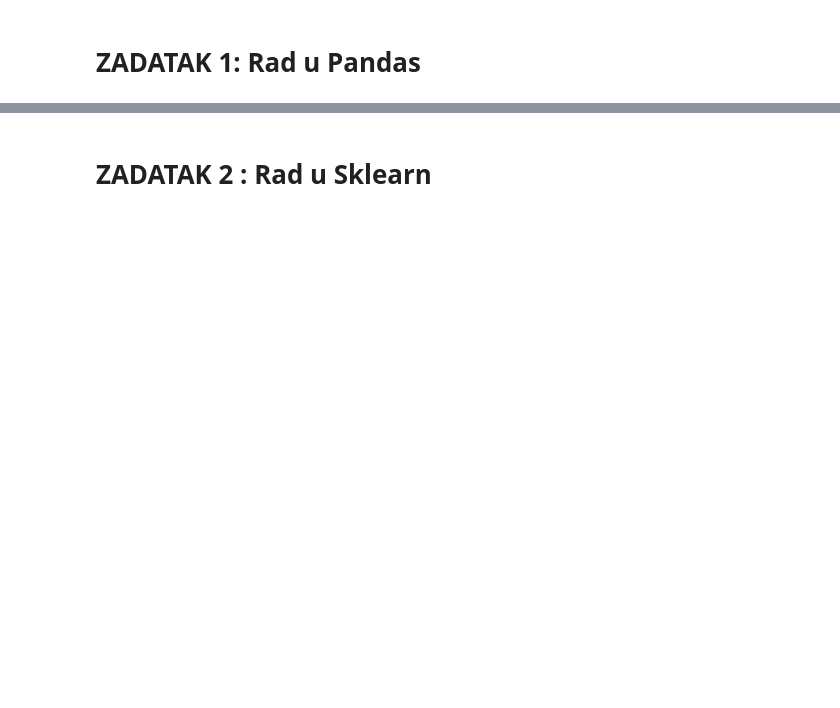
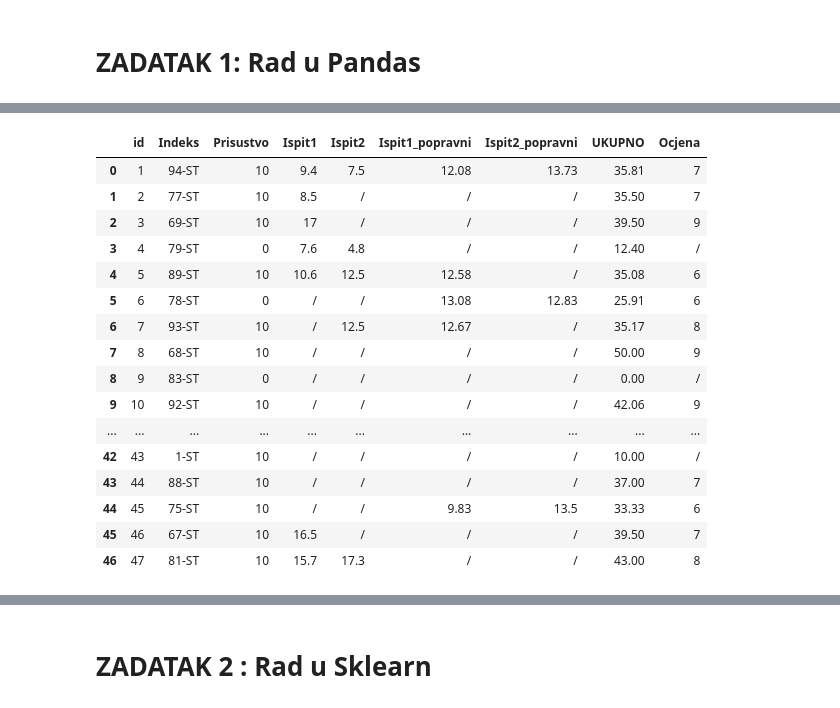
Before and after one commit to DemirHasicic/AIPortfolio, a Jupyter notebook: VI_lab2_pynb.ipynb, the cells around one changed output, grey strips where cells are left out. Drawn from its saved outputs; the diff is of its cells as text; code cells hidden in the pictures; blank space fills up the shorter version.

```diff
--- a/VI_lab2_pynb.ipynb
+++ b/VI_lab2_pynb.ipynb
@@ -10,8 +10,26 @@ MessageError: ignored
 # %%
 import pandas as pd
 import numpy as np
-data = pd.read_csv('dataset.csv')
+data = pd.read_csv('/content/drive/My Drive/Colab Notebooks/dataset.csv')
 data
+# %% [output]
+|  | id | Indeks | Prisustvo | Ispit1 | Ispit2 | Ispit1_popravni | Ispit2_popravni | UKUPNO | Ocjena |
+| 0 | 1 | 94-ST | 10 | 9.4 | 7.5 | 12.08 | 13.73 | 35.81 | 7 |
+| 1 | 2 | 77-ST | 10 | 8.5 | / | / | / | 35.50 | 7 |
+| 2 | 3 | 69-ST | 10 | 17 | / | / | / | 39.50 | 9 |
+| 3 | 4 | 79-ST | 0 | 7.6 | 4.8 | / | / | 12.40 | / |
+| 4 | 5 | 89-ST | 10 | 10.6 | 12.5 | 12.58 | / | 35.08 | 6 |
+| 5 | 6 | 78-ST | 0 | / | / | 13.08 | 12.83 | 25.91 | 6 |
+| 6 | 7 | 93-ST | 10 | / | 12.5 | 12.67 | / | 35.17 | 8 |
+| 7 | 8 | 68-ST | 10 | / | / | / | / | 50.00 | 9 |
+| 8 | 9 | 83-ST | 0 | / | / | / | / | 0.00 | / |
+| 9 | 10 | 92-ST | 10 | / | / | / | / | 42.06 | 9 |
+| ... | ... | ... | ... | ... | ... | ... | ... | ... | ... |
+| 42 | 43 | 1-ST | 10 | / | / | / | / | 10.00 | / |
+| 43 | 44 | 88-ST | 10 | / | / | / | / | 37.00 | 7 |
+| 44 | 45 | 75-ST | 10 | / | / | 9.83 | 13.5 | 33.33 | 6 |
+| 45 | 46 | 67-ST | 10 | 16.5 | / | / | / | 39.50 | 7 |
+| 46 | 47 | 81-ST | 10 | 15.7 | 17.3 | / | / | 43.00 | 8 |
 # %%
 #a)Učitati datoteku kao Pandas dataframe, te prikazati prvih 5 i posljednjih 10 unosa
 data.head()
```
Also changed, not shown: parts of 15 cells of this notebook.
